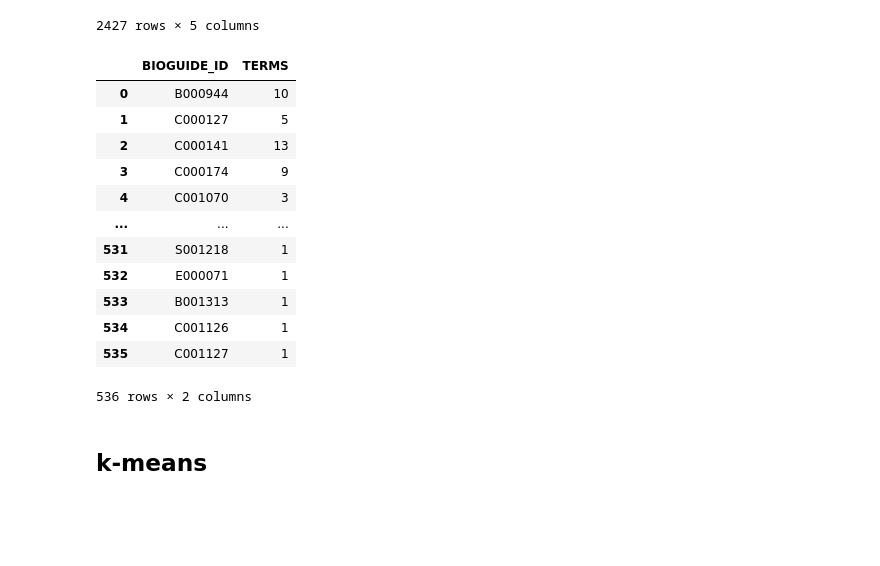
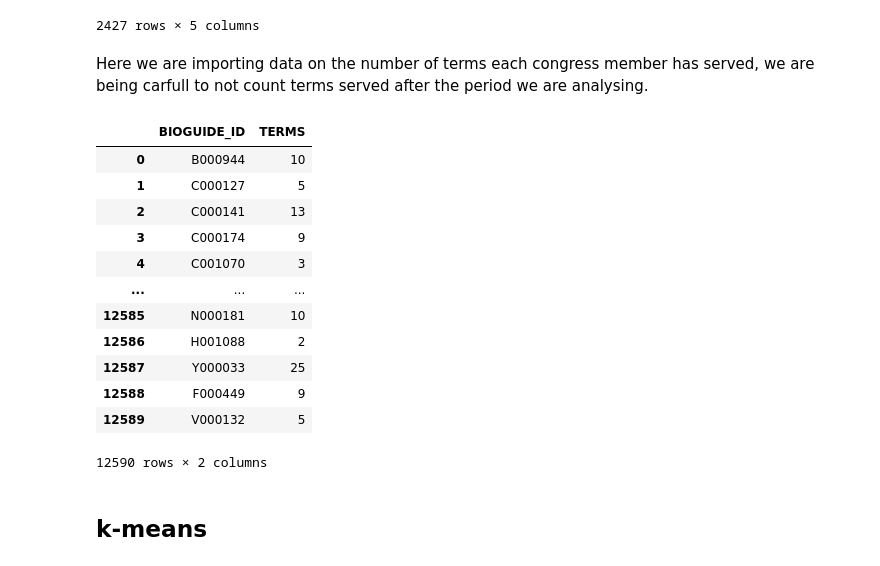
Before and after one commit to AndrewTrackim/cmsc320-final, a Jupyter notebook: final_tutorial.ipynb, the cells around one changed output. Cells and saved outputs as stored; diff of their text form; code cells hidden in the pictures; blank space fills up the shorter version.

```diff
--- a/final_tutorial.ipynb
+++ b/final_tutorial.ipynb
@@ -145,40 +145,43 @@ members
 | 2425 | Zschau | Edwin V. W. | Republican | California | Z000014 |
 | 2426 | Zwach | John M. | Republican | Minnesota | Z000016 |
 2427 rows × 5 columns
+# %% [markdown]
+Here we are importing data on the number of terms each congress member has served, we are being carfull to not count terms served after the period we are analysing.
 # %%
-import requests
 import datetime
-
-r = requests.get('https://theunitedstates.io/congress-legislators/legislators-current.json')
-json_data = r.json()
 
 term_data = []
 column_names = ['BIOGUIDE_ID','TERMS']
-for json_el in json_data:
-    number_of_terms = 0
-    for term in json_el['terms']:
-        start_date = datetime.datetime.strptime(term['start'], '%Y/%m/%d')
-        # Make sure we are not looking at terms served after the period we are analysing
-        if start_date.year < 2018:
-            number_of_terms += 1
-    term_data.append([json_el['id']['bioguide'], len(json_el['terms'])])
+
+for url in ['https://theunitedstates.io/congress-legislators/legislators-current.json','https://theunitedstates.io/congress-legislators/legislators-historical.json']:
+    r = requests.get(url)
+    json_data = r.json()
+
+    for json_el in json_data:
+        number_of_terms = 0
+        for term in json_el['terms']:
+            start_date = datetime.datetime.strptime(term['start'], '%Y-%m-%d')
+            # Make sure we are not looking at terms served after the period we are analysing
+            if start_date.year < 2018:
+                number_of_terms += 1
+        term_data.append([json_el['id']['bioguide'], len(json_el['terms'])])
 
 us_io_data = pd.DataFrame(term_data, columns=column_names)
 us_io_data
 # %% [output]
 |  | BIOGUIDE_ID | TERMS |
 | 0 | B000944 | 10 |
 | 1 | C000127 | 5 |
 | 2 | C000141 | 13 |
 | 3 | C000174 | 9 |
 | 4 | C001070 | 3 |
 | ... | ... | ... |
-| 531 | S001218 | 1 |
-| 532 | E000071 | 1 |
-| 533 | B001313 | 1 |
-| 534 | C001126 | 1 |
-| 535 | C001127 | 1 |
+| 12585 | N000181 | 10 |
+| 12586 | H001088 | 2 |
+| 12587 | Y000033 | 25 |
+| 12588 | F000449 | 9 |
+| 12589 | V000132 | 5 |
-536 rows × 2 columns
+12590 rows × 2 columns
 # %% [markdown]
 ## k-means
 # %%
```
Also changed, not shown: parts of 50 cells of this notebook.
